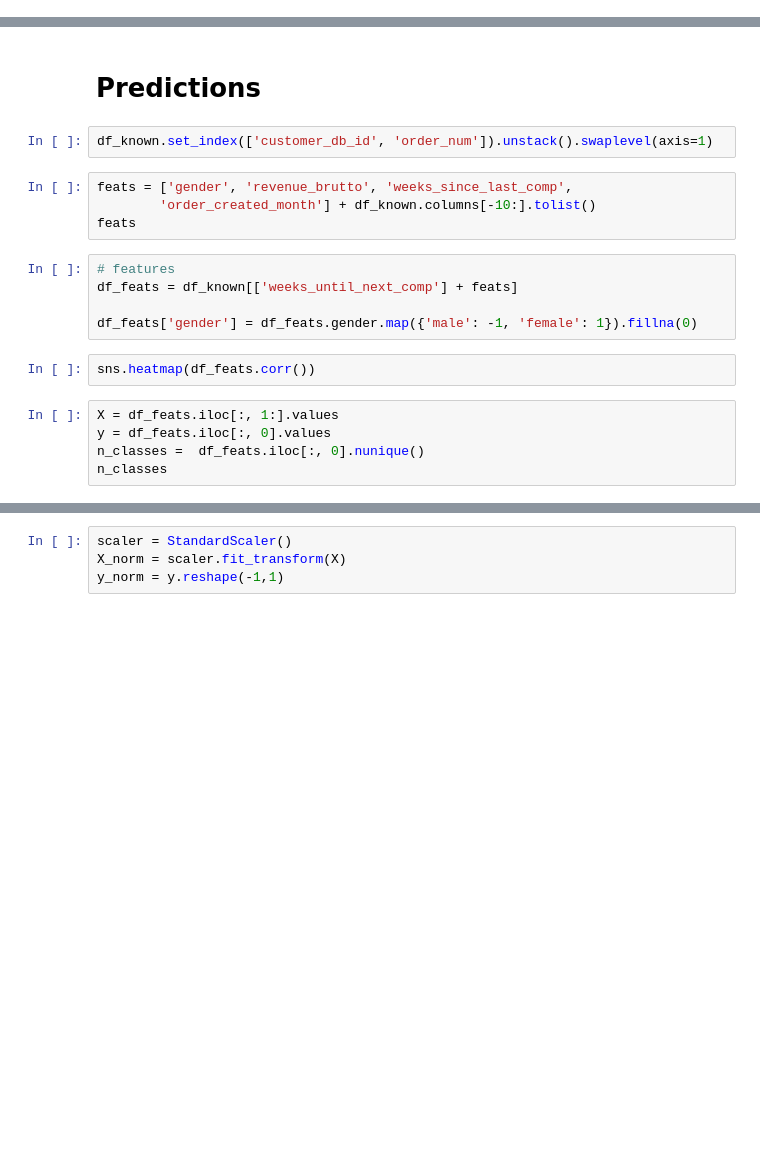
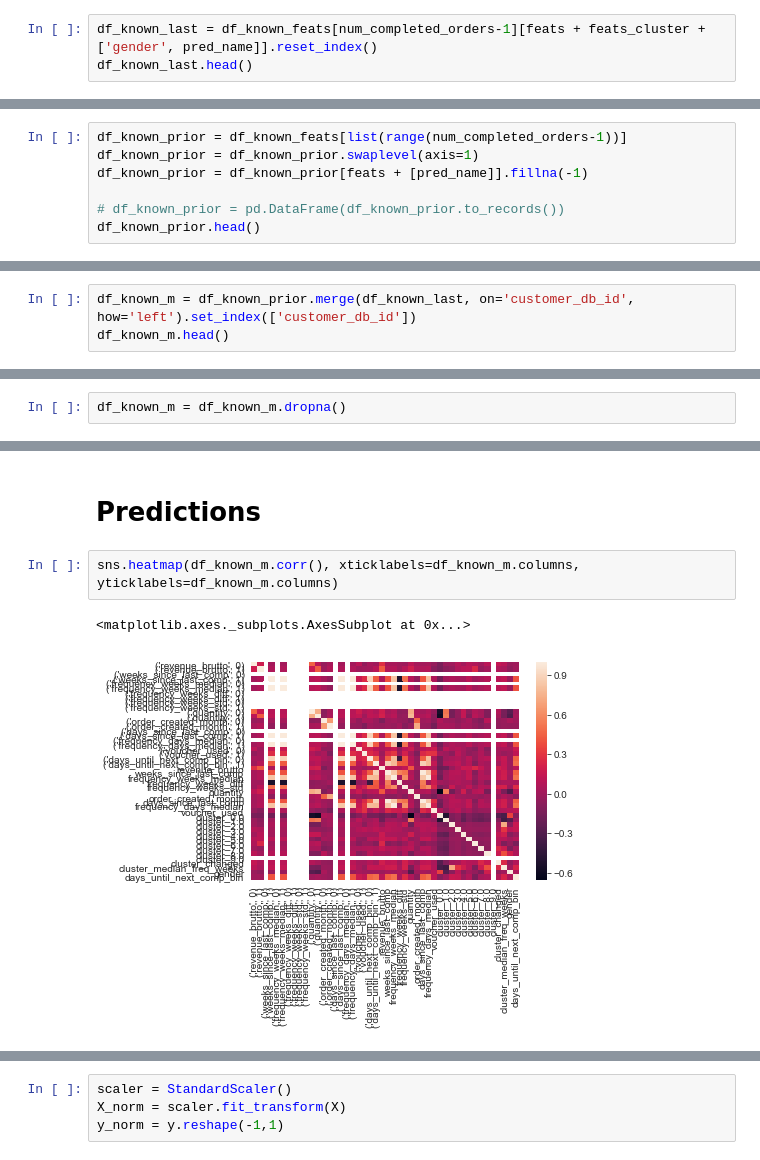
Before and after one commit to zipjet/bi-churn-analysis, a Jupyter notebook: python/churn_predictions.ipynb, the cells around one changed output, grey strips where cells are left out. Cells and saved outputs as stored; diff of their text form; blank space fills up the shorter version.

```diff
--- a/python/churn_predictions.ipynb
+++ b/python/churn_predictions.ipynb
@@ -131,0 +211,3 @@ print(df_unknown.shape)
+# %%
+df_known_last = df_known_feats[num_completed_orders-1][feats + feats_cluster + ['gender', pred_name]].reset_index()
+df_known_last.head()
@@ -131,0 +222,7 @@ print(df_unknown.shape)
+# %%
+df_known_prior = df_known_feats[list(range(num_completed_orders-1))]
+df_known_prior = df_known_prior.swaplevel(axis=1)
+df_known_prior = df_known_prior[feats + [pred_name]].fillna(-1)
+
+# df_known_prior = pd.DataFrame(df_known_prior.to_records())
+df_known_prior.head()
@@ -131,0 +239,3 @@ print(df_unknown.shape)
+# %%
+df_known_m = df_known_prior.merge(df_known_last, on='customer_db_id', how='left').set_index(['customer_db_id'])
+df_known_m.head()
@@ -132,2 +251,4 @@ print(df_unknown.shape)
+# %%
+df_known_m = df_known_m.dropna()
 # %% [markdown]
 # Baseline
@@ -207,20 +274,7 @@ df_known.shape
 # %% [markdown]
 # Predictions
-# %%
-df_known.set_index(['customer_db_id', 'order_num']).unstack().swaplevel(axis=1)
-# %%
-feats = ['gender', 'revenue_brutto', 'weeks_since_last_comp',
-        'order_created_month'] + df_known.columns[-10:].tolist()
-feats
-# %%
-# features
-df_feats = df_known[['weeks_until_next_comp'] + feats]
-
-df_feats['gender'] = df_feats.gender.map({'male': -1, 'female': 1}).fillna(0)
-# %%
-sns.heatmap(df_feats.corr())
-# %%
-X = df_feats.iloc[:, 1:].values
-y = df_feats.iloc[:, 0].values
-n_classes =  df_feats.iloc[:, 0].nunique()
-n_classes
+# %%
+sns.heatmap(df_known_m.corr(), xticklabels=df_known_m.columns, yticklabels=df_known_m.columns)
+# %% [output]
+<matplotlib.axes._subplots.AxesSubplot at 0x...>
+[figure, added]
```
Also changed, not shown: parts of 77 cells of this notebook.
